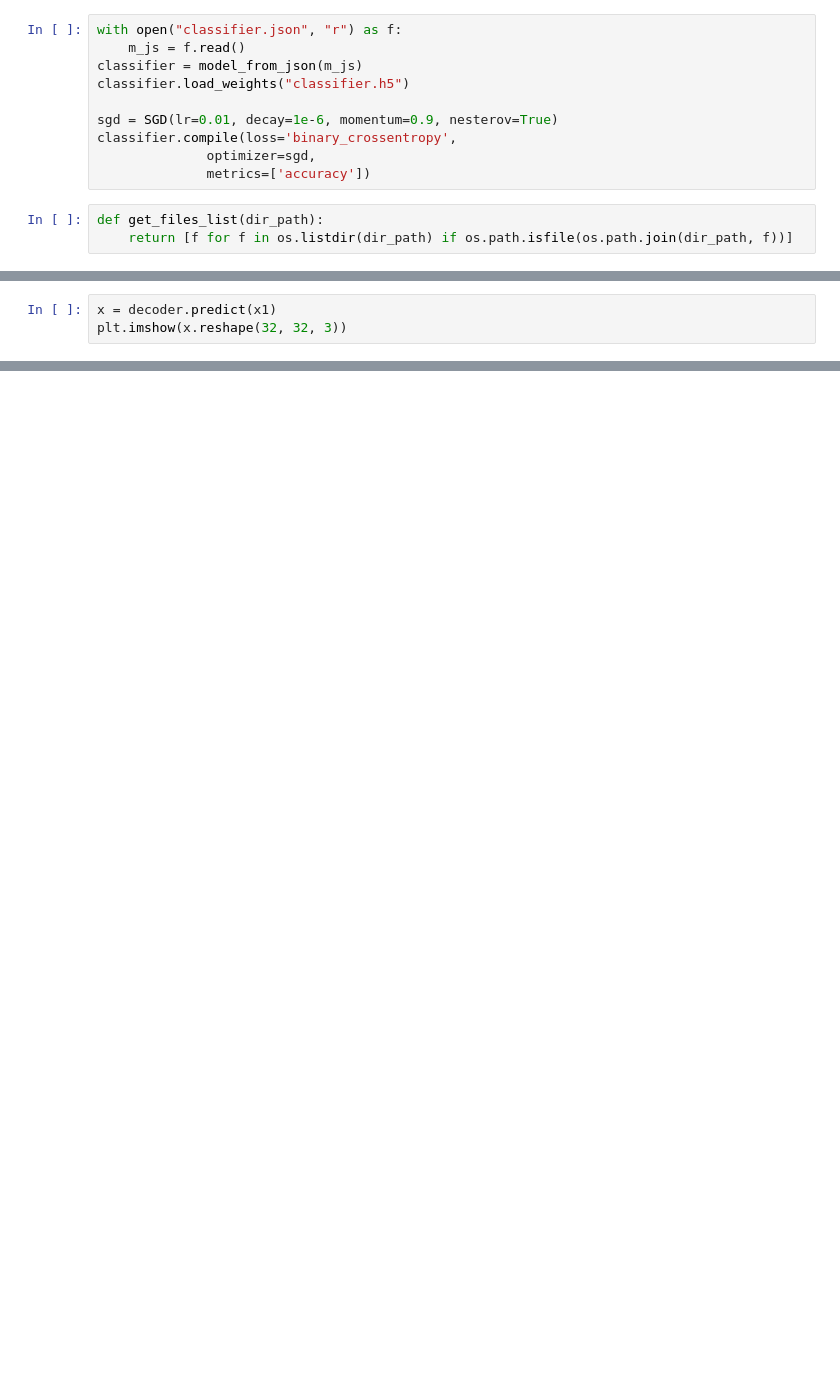
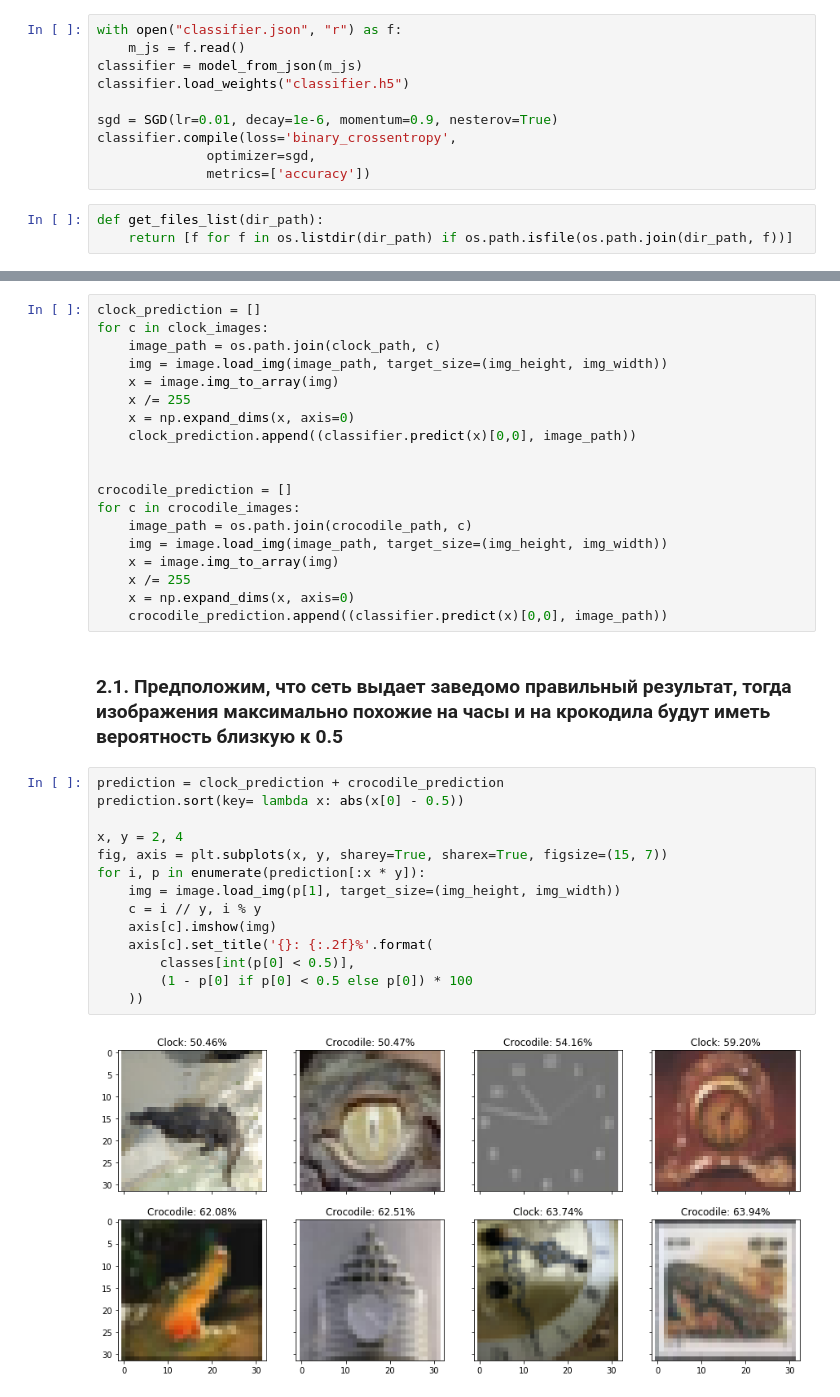
Before and after one commit to Xetd71/samsung-task, a Jupyter notebook: task1/usage.ipynb, the cells around one changed output, grey strips where cells are left out. Drawn from its saved outputs; the diff is of its cells as text; blank space fills up the shorter version.

```diff
--- a/task1/usage.ipynb
+++ b/task1/usage.ipynb
@@ -336,3 +32,0 @@ x2 = encoder.predict(x)
-# %%
-x = decoder.predict(x1)
-plt.imshow(x.reshape(32, 32, 3))
@@ -370,0 +68,37 @@ plt.imshow(x.reshape(32, 32, 3))
+# %%
+clock_prediction = []
+for c in clock_images:
+    image_path = os.path.join(clock_path, c)
+    img = image.load_img(image_path, target_size=(img_height, img_width))
+    x = image.img_to_array(img)
+    x /= 255
+    x = np.expand_dims(x, axis=0)
+    clock_prediction.append((classifier.predict(x)[0,0], image_path))
+
+
+crocodile_prediction = []
+for c in crocodile_images:
+    image_path = os.path.join(crocodile_path, c)
+    img = image.load_img(image_path, target_size=(img_height, img_width))
+    x = image.img_to_array(img)
+    x /= 255
+    x = np.expand_dims(x, axis=0)
+    crocodile_prediction.append((classifier.predict(x)[0,0], image_path))
+# %% [markdown]
+### 2.1. Предположим, что сеть выдает заведомо правильный результат, тогда изображения максимально похожие на часы и на крокодила будут иметь вероятность близкую к 0.5
+# %%
+prediction = clock_prediction + crocodile_prediction
+prediction.sort(key= lambda x: abs(x[0] - 0.5))
+
+x, y = 2, 4
+fig, axis = plt.subplots(x, y, sharey=True, sharex=True, figsize=(15, 7))
+for i, p in enumerate(prediction[:x * y]):
+    img = image.load_img(p[1], target_size=(img_height, img_width))
+    c = i // y, i % y
+    axis[c].imshow(img)
+    axis[c].set_title('{}: {:.2f}%'.format(
+        classes[int(p[0] < 0.5)],
+        (1 - p[0] if p[0] < 0.5 else p[0]) * 100
+    ))
+# %% [output]
+[figure, added]
```
Also changed, not shown: parts of 53 cells of this notebook.
